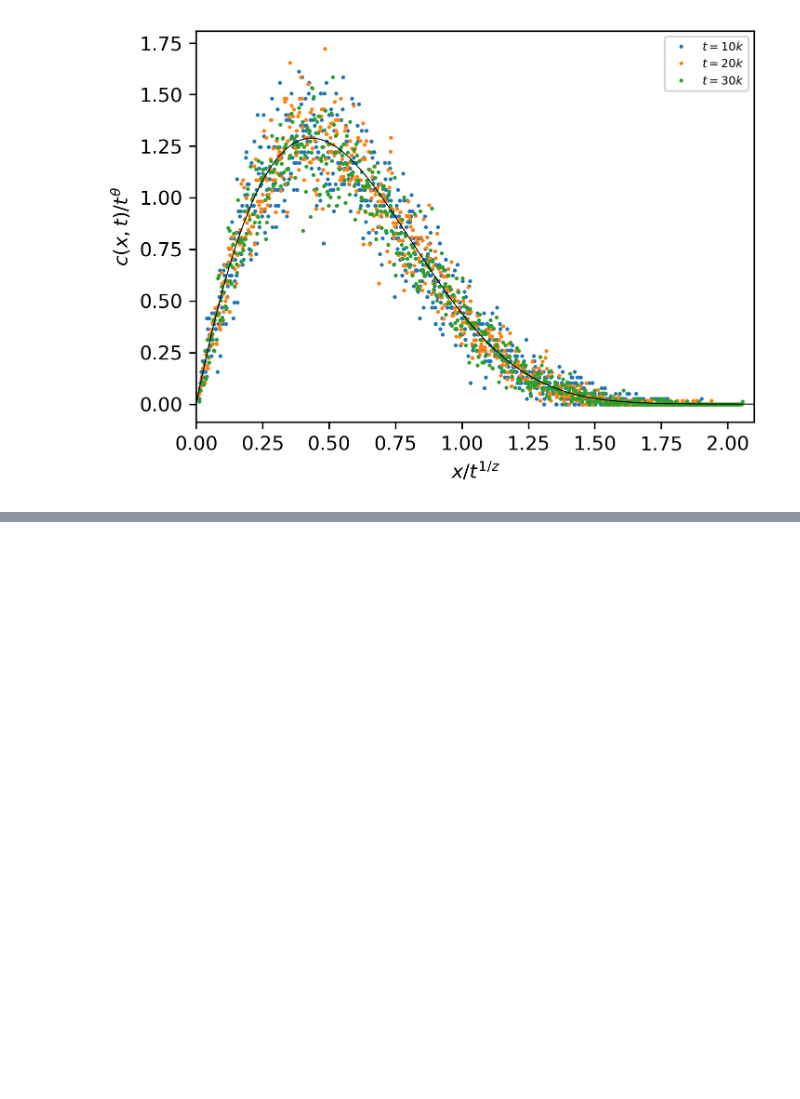
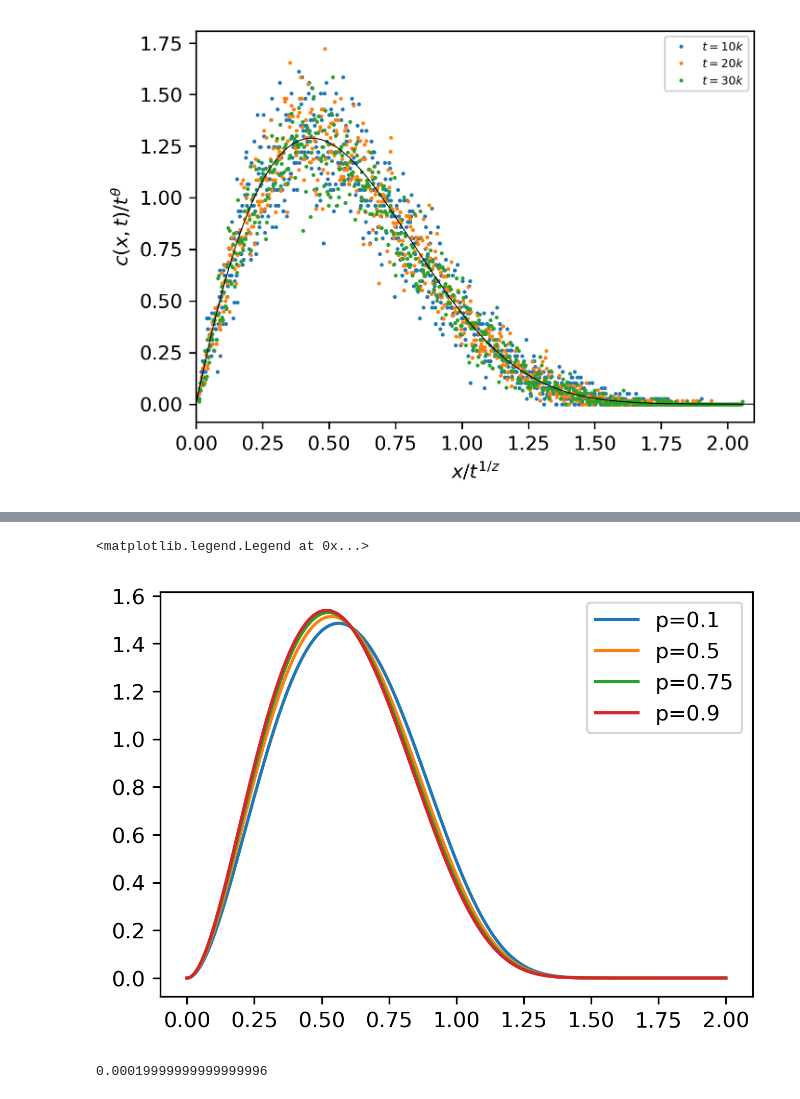
Before and after one commit to rahman-rakib/Stochastic-Fractal, a Jupyter notebook: main_jupyter/Latest_data_collapse_alpha_2_class.ipynb, the cells around one changed output, grey strips where cells are left out. Drawn from its saved outputs; the diff is of its cells as text; code cells hidden in the pictures; blank space fills up the shorter version.

```diff
--- a/main_jupyter/Latest_data_collapse_alpha_2_class.ipynb
+++ b/main_jupyter/Latest_data_collapse_alpha_2_class.ipynb
@@ -169,0 +218,15 @@ plt.savefig(filename)
+# %%
+filename="phi_list_analytic_alpha_3.txt"
+data = np.c_[xi_list, data_dct[0.1], data_dct[0.5], data_dct[0.75], data_dct[0.9]]
+np.savetxt(analytic_data_dir + filename, data, header=json.dumps(header))
+# %%
+data = np.loadtxt(analytic_data_dir + filename)
+fig, axes = plt.subplots(1,1,figsize = (5,3.5),dpi = 300)
+plt.plot(data[:,0], data[:,1], label="p=0.1")
+plt.plot(data[:,0], data[:,2], label="p=0.5")
+plt.plot(data[:,0], data[:,3], label="p=0.75")
+plt.plot(data[:,0], data[:,4], label="p=0.9")
+plt.legend()
+# %% [output]
+<matplotlib.legend.Legend at 0x...>
+[figure, added]
@@ -169,0 +235,4 @@ plt.savefig(filename)
+# %%
+xi % 0.0002
+# %% [output]
+0.00019999999999999996
```
Also changed, not shown: parts of 4 cells of this notebook, 2 other files.
